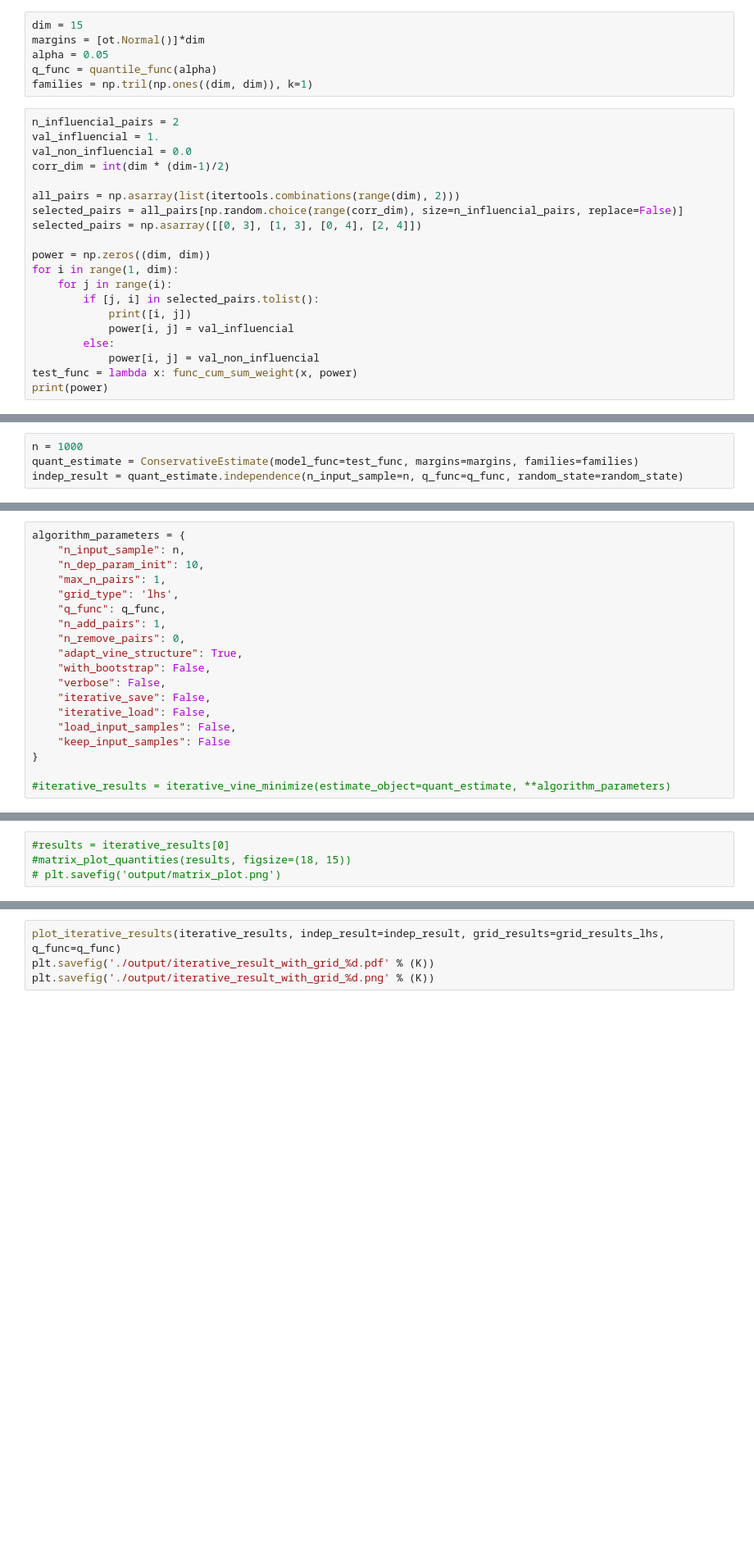
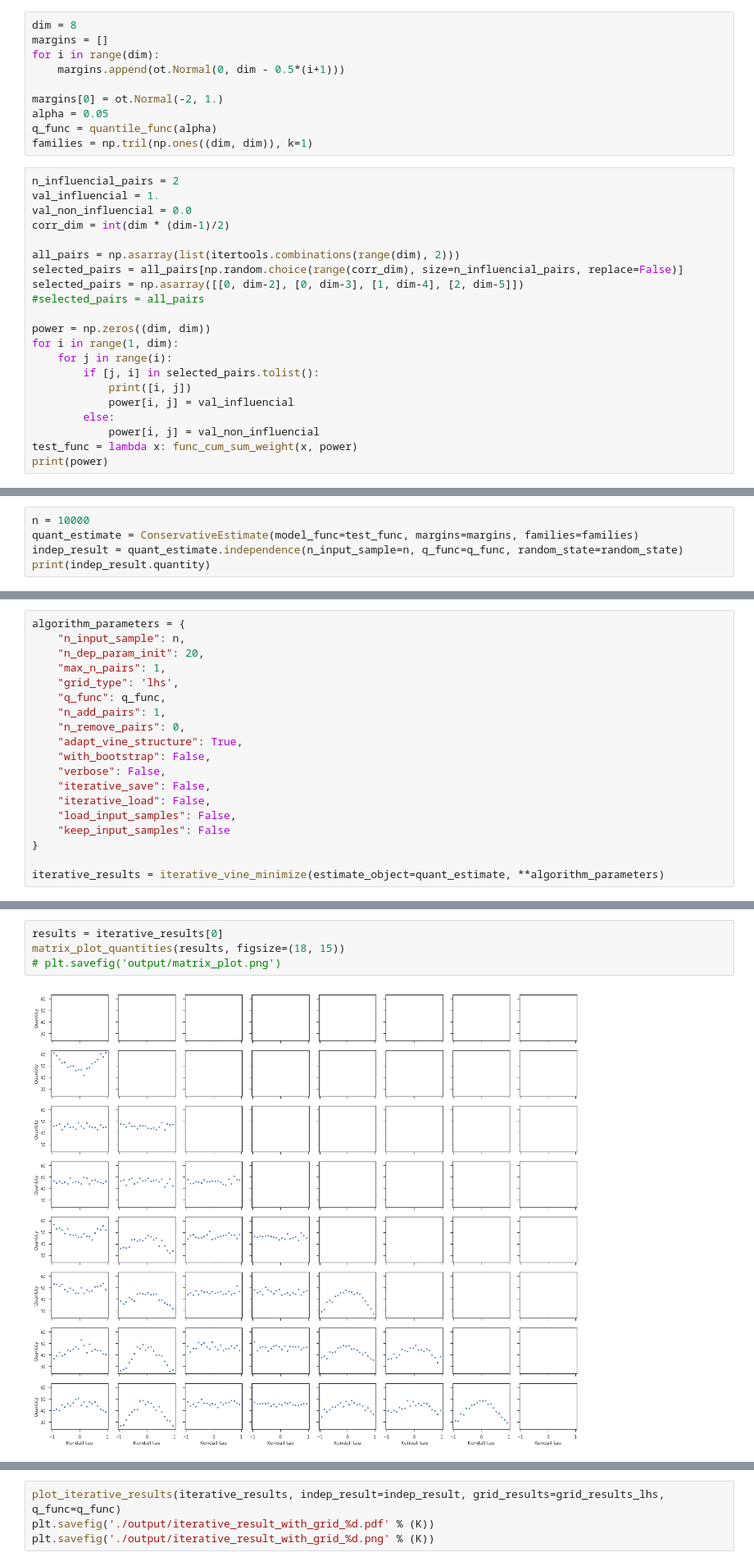
Before and after one commit to NazBen/dep-impact, a Jupyter notebook: examples/test-new-function.ipynb, the cells around one changed output, grey strips where cells are left out. Shown: that part at 82% size. Saved outputs shown, nothing was run; the diff lists cells and outputs as text; blank space fills up the shorter version.

```diff
--- a/examples/test-new-function.ipynb
+++ b/examples/test-new-function.ipynb
@@ -22,8 +22,12 @@ np.random.seed(random_state)
 The autoreload extension is already loaded. To reload it, use:
   %reload_ext autoreload
 # %%
-dim = 15
-margins = [ot.Normal()]*dim
+dim = 8
+margins = []
+for i in range(dim):
+    margins.append(ot.Normal(0, dim - 0.5*(i+1)))
+
+margins[0] = ot.Normal(-2, 1.)
 alpha = 0.05
 q_func = quantile_func(alpha)
 families = np.tril(np.ones((dim, dim)), k=1)
@@ -35,7 +39,8 @@ corr_dim = int(dim * (dim-1)/2)
 
 all_pairs = np.asarray(list(itertools.combinations(range(dim), 2)))
 selected_pairs = all_pairs[np.random.choice(range(corr_dim), size=n_influencial_pairs, replace=False)]
-selected_pairs = np.asarray([[0, 3], [1, 3], [0, 4], [2, 4]])
+selected_pairs = np.asarray([[0, dim-2], [0, dim-3], [1, dim-4], [2, dim-5]])
+#selected_pairs = all_pairs
 
 power = np.zeros((dim, dim))
 for i in range(1, dim):
@@ -70,4 +68,5 @@ print(power)
 # %%
-n = 1000
+n = 10000
 quant_estimate = ConservativeEstimate(model_func=test_func, margins=margins, families=families)
 indep_result = quant_estimate.independence(n_input_sample=n, q_func=q_func, random_state=random_state)
+print(indep_result.quantity)
@@ -74,7 +75,7 @@ indep_result = quant_estimate.independence(n_input_sample=n, q_func=q_func, rand
 # %%
 algorithm_parameters = {
     "n_input_sample": n,
-    "n_dep_param_init": 10,
+    "n_dep_param_init": 20,
     "max_n_pairs": 1,
     "grid_type": 'lhs',
     "q_func": q_func,
@@ -89,4 +90,4 @@ algorithm_parameters = {
     "keep_input_samples": False
 }
 
-#iterative_results = iterative_vine_minimize(estimate_object=quant_estimate, **algorithm_parameters)
+iterative_results = iterative_vine_minimize(estimate_object=quant_estimate, **algorithm_parameters)
@@ -93,6 +99,8 @@ algorithm_parameters = {
 # %%
-#results = iterative_results[0]
-#matrix_plot_quantities(results, figsize=(18, 15))
+results = iterative_results[0]
+matrix_plot_quantities(results, figsize=(18, 15))
 # plt.savefig('output/matrix_plot.png')
+# %% [output]
+[figure, added]
 # %%
 algorithm_parameters = {
```
Also changed, not shown: parts of 7 cells of this notebook, 2 other files.
